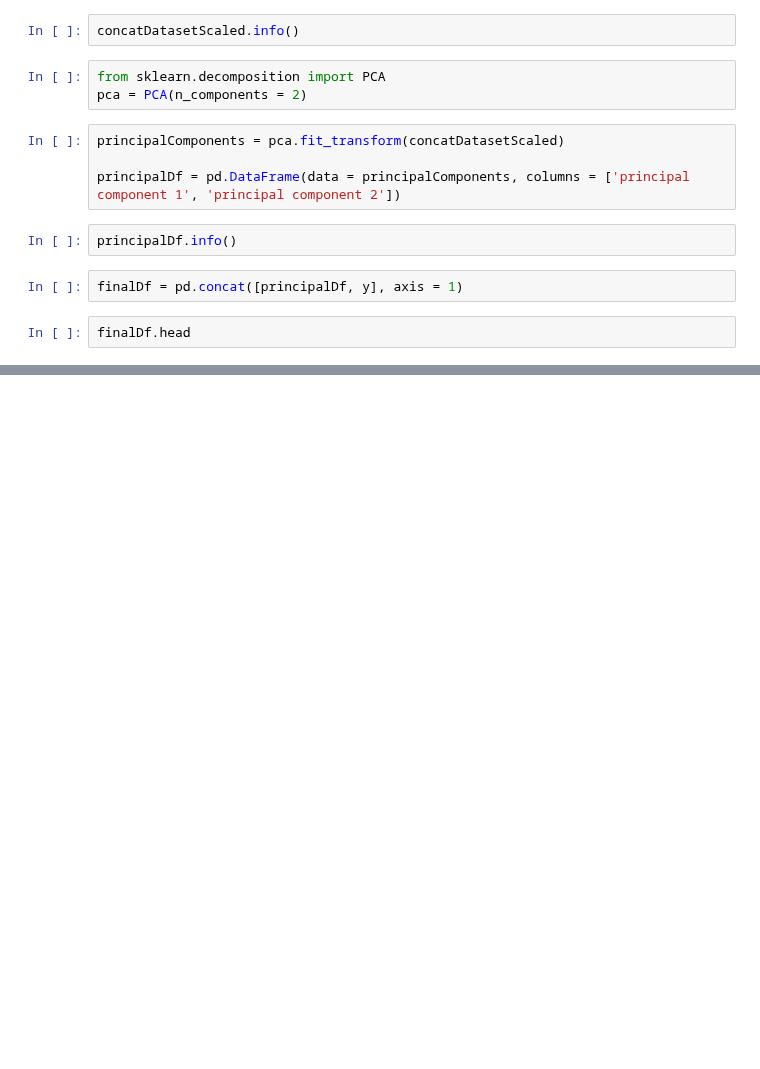
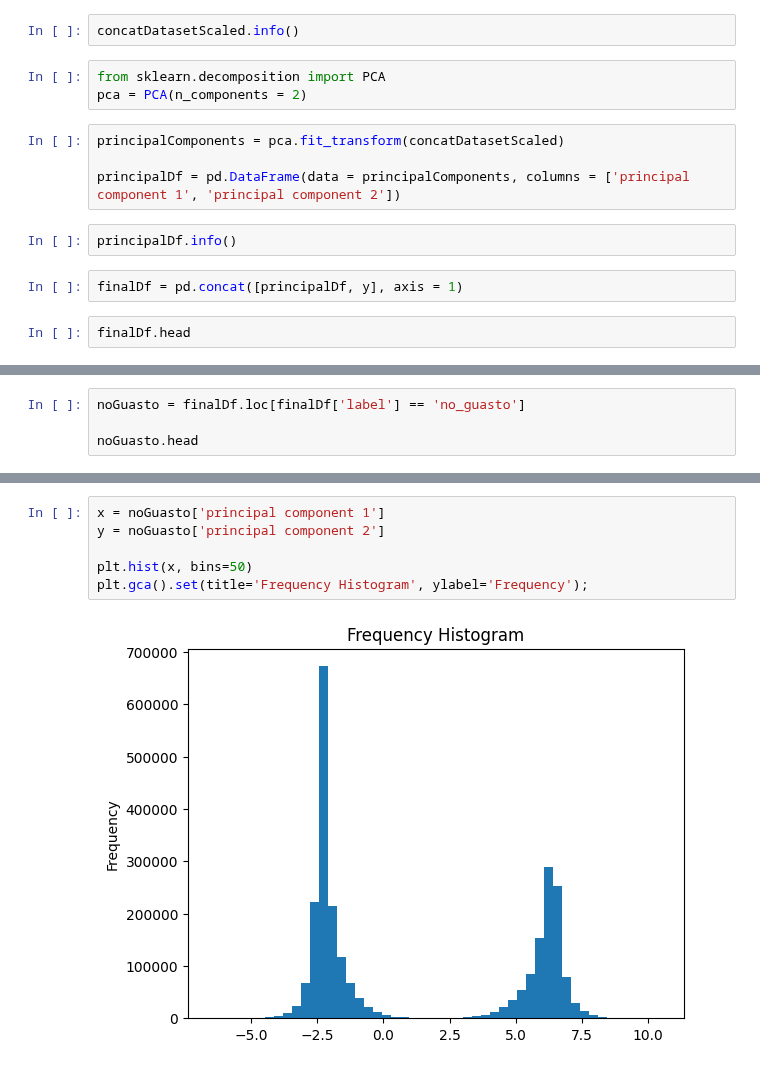
Before and after one commit to BianchiLuca28/project_CSD, a Jupyter notebook: notebook_exploration_cleaning/tsne.ipynb, the cells around one changed output, grey strips where cells are left out. Cells and saved outputs as stored; diff of their text form; blank space fills up the shorter version.

```diff
--- a/notebook_exploration_cleaning/tsne.ipynb
+++ b/notebook_exploration_cleaning/tsne.ipynb
@@ -270,0 +269,4 @@ ax.grid()
+# %%
+noGuasto = finalDf.loc[finalDf['label'] == 'no_guasto']
+
+noGuasto.head
@@ -270,0 +288,8 @@ ax.grid()
+# %%
+x = noGuasto['principal component 1']
+y = noGuasto['principal component 2']
+
+plt.hist(x, bins=50)
+plt.gca().set(title='Frequency Histogram', ylabel='Frequency');
+# %% [output]
+[figure, added]
```
Also changed, not shown: parts of 9 cells of this notebook.
